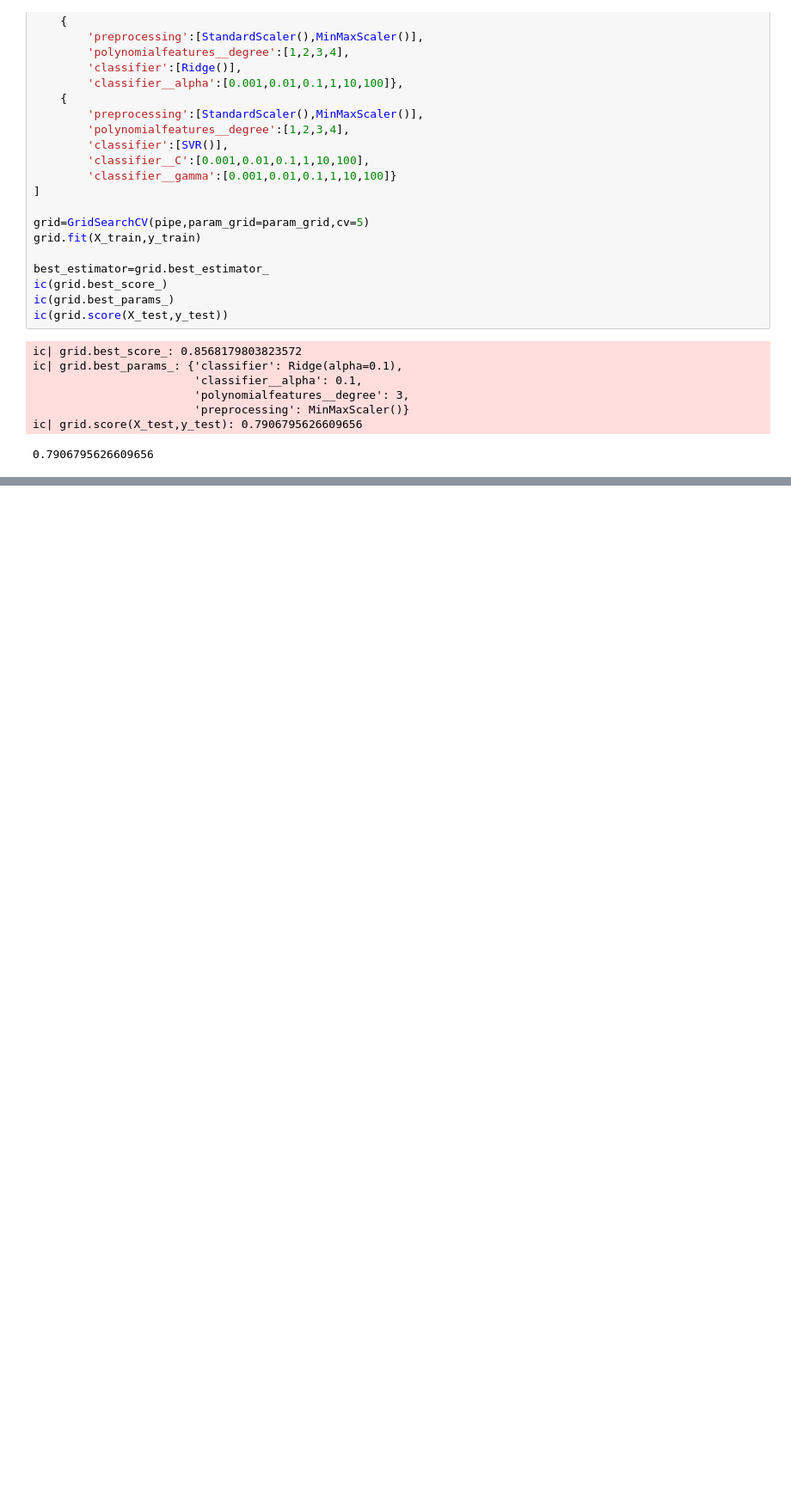
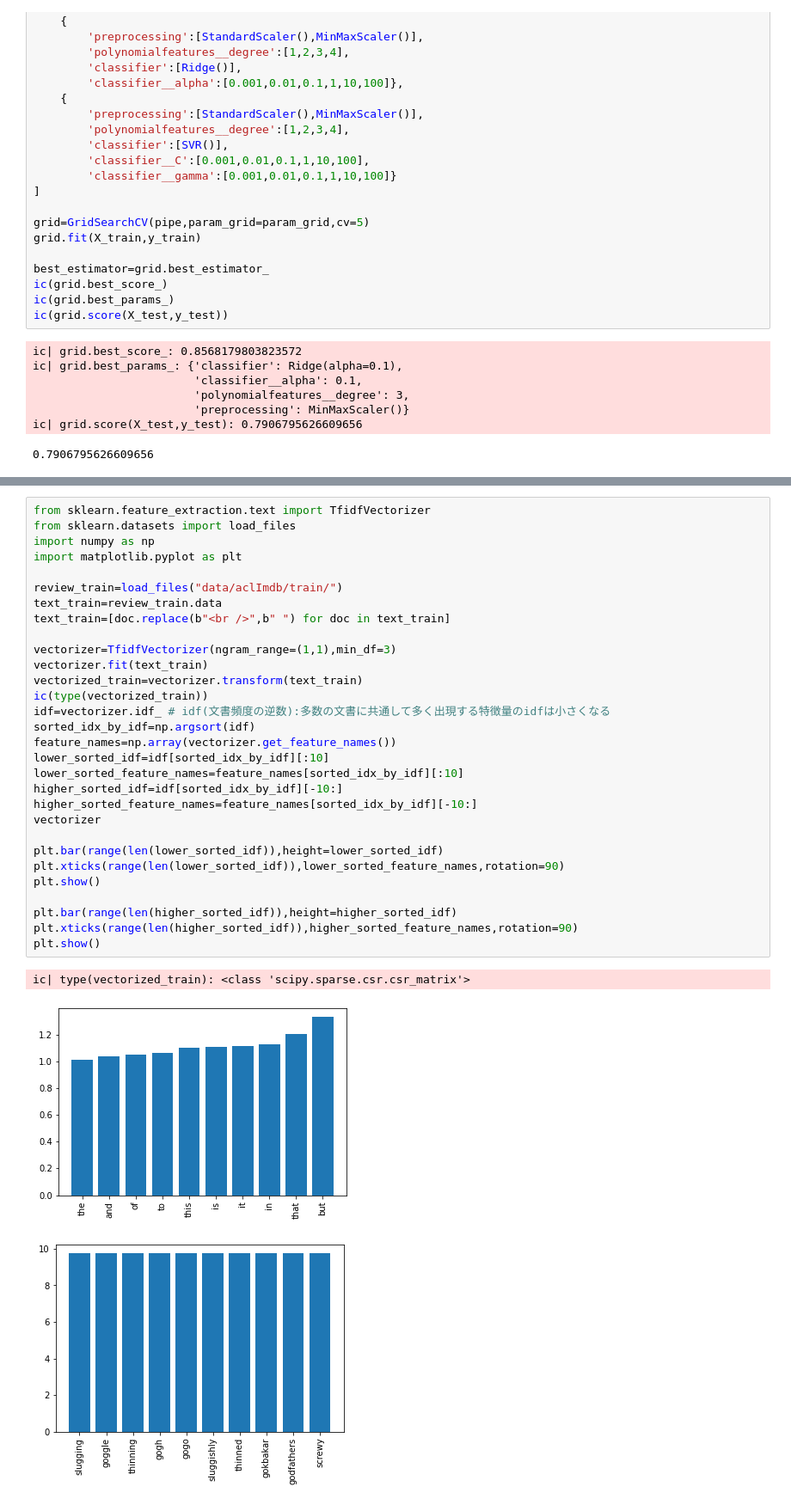
Before and after one commit to ponzu3847/cheat_sheets, a Jupyter notebook: sklearn.ipynb, the cells around one changed output, grey strips where cells are left out. Shown at 86% size. Cells and saved outputs as stored; diff of their text form; blank space fills up the shorter version.

```diff
--- a/sklearn.ipynb
+++ b/sklearn.ipynb
@@ -2994,0 +3276,34 @@ ic| grid.score(X_test,y_test): 0.7906795626609656
+# %%
+from sklearn.feature_extraction.text import TfidfVectorizer
+from sklearn.datasets import load_files
+import numpy as np
+import matplotlib.pyplot as plt
+
+review_train=load_files("data/aclImdb/train/")
+text_train=review_train.data
+text_train=[doc.replace(b"<br />",b" ") for doc in text_train]
+
+vectorizer=TfidfVectorizer(ngram_range=(1,1),min_df=3)
+vectorizer.fit(text_train)
+vectorized_train=vectorizer.transform(text_train)
+ic(type(vectorized_train))
+idf=vectorizer.idf_ # idf(文書頻度の逆数):多数の文書に共通して多く出現する特徴量のidfは小さくなる
+sorted_idx_by_idf=np.argsort(idf)
+feature_names=np.array(vectorizer.get_feature_names())
+lower_sorted_idf=idf[sorted_idx_by_idf][:10]
+lower_sorted_feature_names=feature_names[sorted_idx_by_idf][:10]
+higher_sorted_idf=idf[sorted_idx_by_idf][-10:]
+higher_sorted_feature_names=feature_names[sorted_idx_by_idf][-10:]
+vectorizer
+
+plt.bar(range(len(lower_sorted_idf)),height=lower_sorted_idf)
+plt.xticks(range(len(lower_sorted_idf)),lower_sorted_feature_names,rotation=90)
+plt.show()
+
+plt.bar(range(len(higher_sorted_idf)),height=higher_sorted_idf)
+plt.xticks(range(len(higher_sorted_idf)),higher_sorted_feature_names,rotation=90)
+plt.show()
+# %% [output]
+ic| type(vectorized_train): <class 'scipy.sparse.csr.csr_matrix'>
+[figure, added]
+[figure, added]
```
Also changed, not shown: parts of 14 cells of this notebook, 3 other files.
